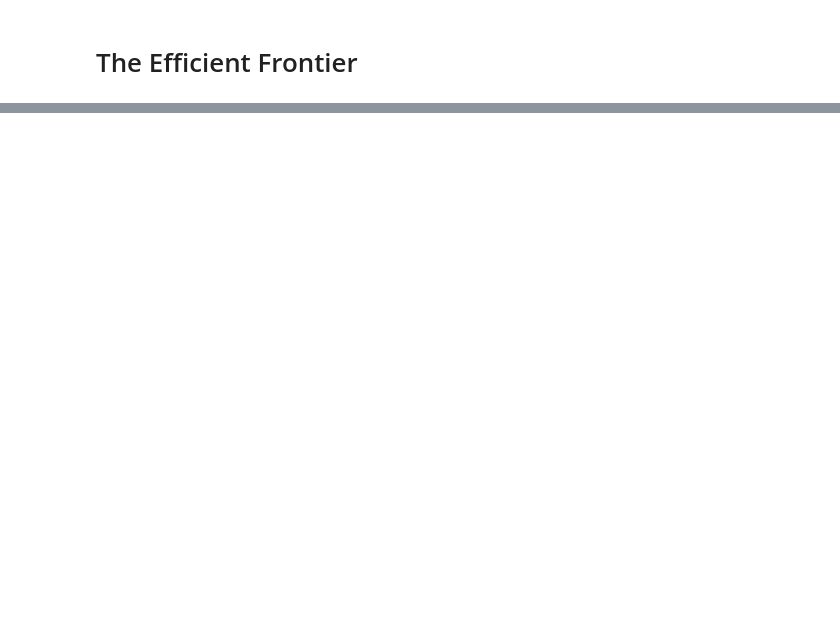
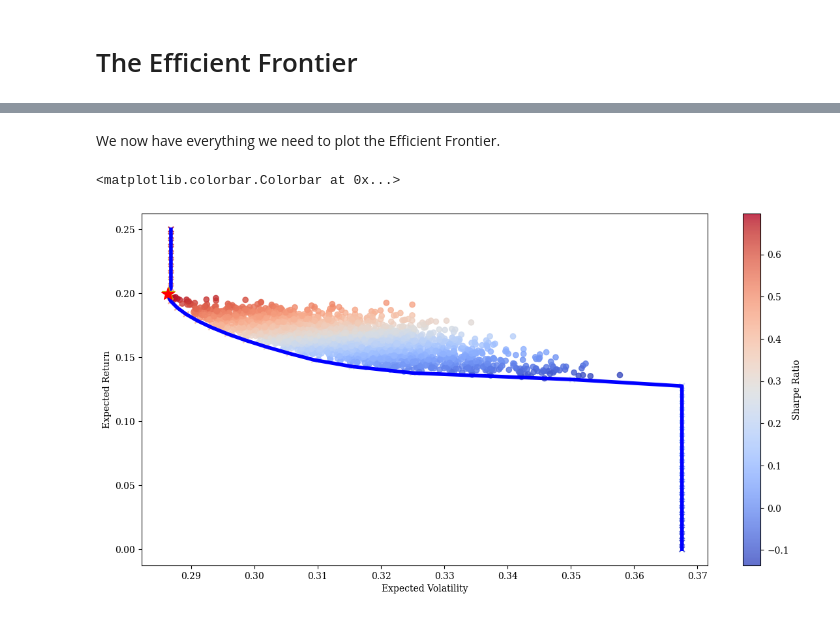
Before and after one commit to AhmedB255/Portfolio_Optimisation_Project, a Jupyter notebook: Assignment Python Question 2.ipynb, the cells around one changed output, grey strips where cells are left out. Drawn from its saved outputs; the diff is of its cells as text; code cells hidden in the pictures; blank space fills up the shorter version.

```diff
--- a/Assignment Python Question 2.ipynb
+++ b/Assignment Python Question 2.ipynb
@@ -346,0 +432,18 @@ plt.colorbar(label='Sharpe Ratio')
+# %%
+# We will add an additional constraint (Our Returns should equal the target return)
+constraints = ({'type': 'eq', 'fun': lambda x: get_returns(x) - tret},
+              {'type': 'eq', 'fun': lambda x: np.sum(x) - 1})
+
+# Our target retuns will be represented as a list of uniformly distributed weights
+trets = np.linspace(0.0, 0.25, 50)
+
+# Define the target volatilities list
+tvols = []
+
+# Get the target volatilities using scipy.optimize.optimize
+for tret in trets:
+    res = sco.minimize(get_volatility, eweights, method='SLSQP', bounds=bounds, constraints=constraints)
+    tvols.append(res['fun'])
+
+tvols = np.array(tvols)
+tvols
@@ -346,0 +461,28 @@ plt.colorbar(label='Sharpe Ratio')
+# %% [markdown]
+We now have everything we need to plot the Efficient Frontier.
+# %%
+# Calculate both types of Sharpe Ratio
+portfolio_sharpe_ratio = (prets - 0.05)/pvols
+random_portfolio_sharpe_ratio = (trets - 0.05)/tvols
+
+# Portfolio Returns Composition
+plt.figure(figsize=(14, 7))
+plt.scatter(pvols, prets, c=portfolio_sharpe_ratio, marker='o', alpha=0.8, cmap='coolwarm')
+
+# Random Portfolio Composition
+plt.scatter(tvols, trets, c=random_portfolio_sharpe_ratio, marker='x', alpha=0.8, cmap='coolwarm')
+plt.plot(tvols, trets, 'b', lw=4.0)
+
+# Efficient Frontier
+plt.plot(get_volatility(optimal_portfolio['x']), get_returns(optimal_portfolio['x']), 'y*', markersize=15.0)
+
+# Portfolio with highest Sharpe Ratio
+plt.plot(get_volatility(optimal_variance['x']), get_returns(optimal_variance['x']), 'r*', markersize=15.0)
+
+# Minimum Variance Portfolio
+plt.xlabel('Expected Volatility')
+plt.ylabel('Expected Return')
+plt.colorbar(label='Sharpe Ratio')
+# %% [output]
+<matplotlib.colorbar.Colorbar at 0x...>
+[figure, added]
```
Also changed, not shown: parts of 24 cells of this notebook.
